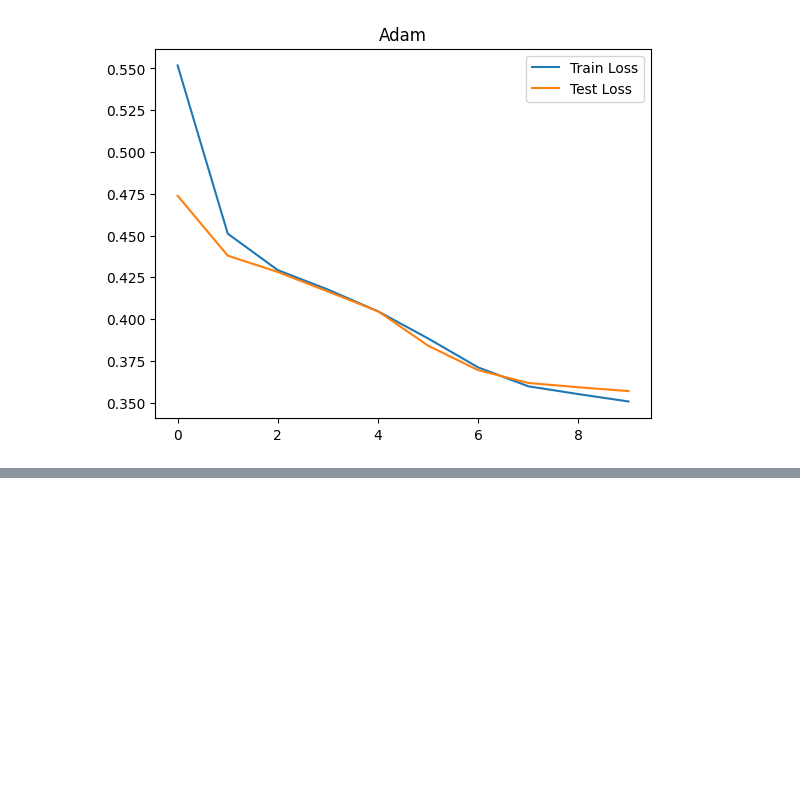
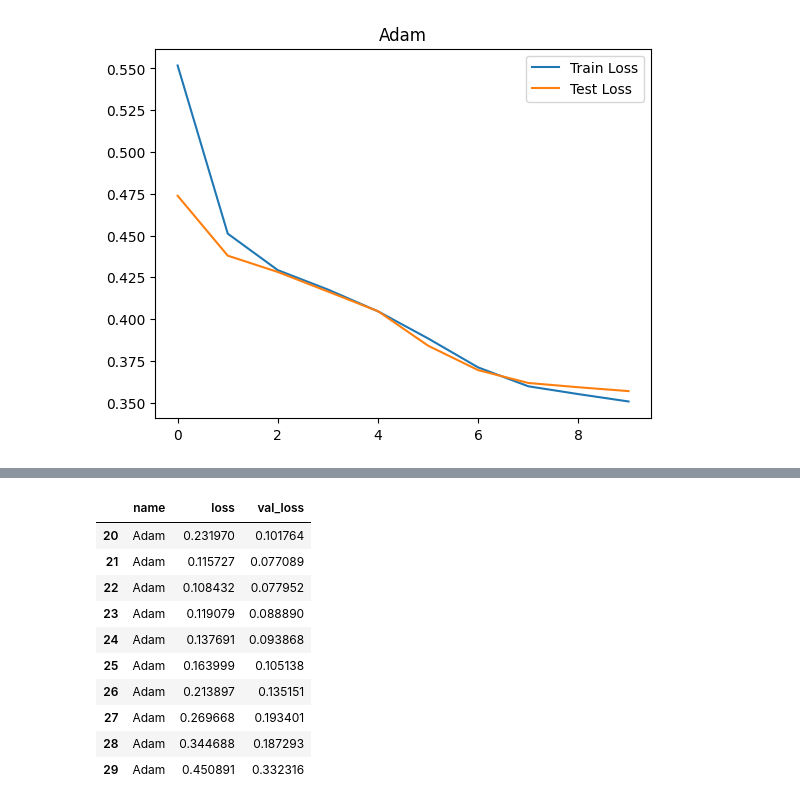
Before and after one commit to anidec25/Neutral-Networks, a Jupyter notebook: ANN/optimizer.ipynb, the cells around one changed output, grey strips where cells are left out. Saved outputs shown, nothing was run; the diff lists cells and outputs as text; code cells hidden in the pictures; blank space fills up the shorter version.

```diff
--- a/ANN/optimizer.ipynb
+++ b/ANN/optimizer.ipynb
@@ -314,0 +386,14 @@ adam()
+# %%
+train_history[train_history['name'] == 'Adam']
+# %% [output]
+|  | name | loss | val_loss |
+| 20 | Adam | 0.231970 | 0.101764 |
+| 21 | Adam | 0.115727 | 0.077089 |
+| 22 | Adam | 0.108432 | 0.077952 |
+| 23 | Adam | 0.119079 | 0.088890 |
+| 24 | Adam | 0.137691 | 0.093868 |
+| 25 | Adam | 0.163999 | 0.105138 |
+| 26 | Adam | 0.213897 | 0.135151 |
+| 27 | Adam | 0.269668 | 0.193401 |
+| 28 | Adam | 0.344688 | 0.187293 |
+| 29 | Adam | 0.450891 | 0.332316 |
```
Also changed, not shown: parts of 9 cells of this notebook, 1 other file.
